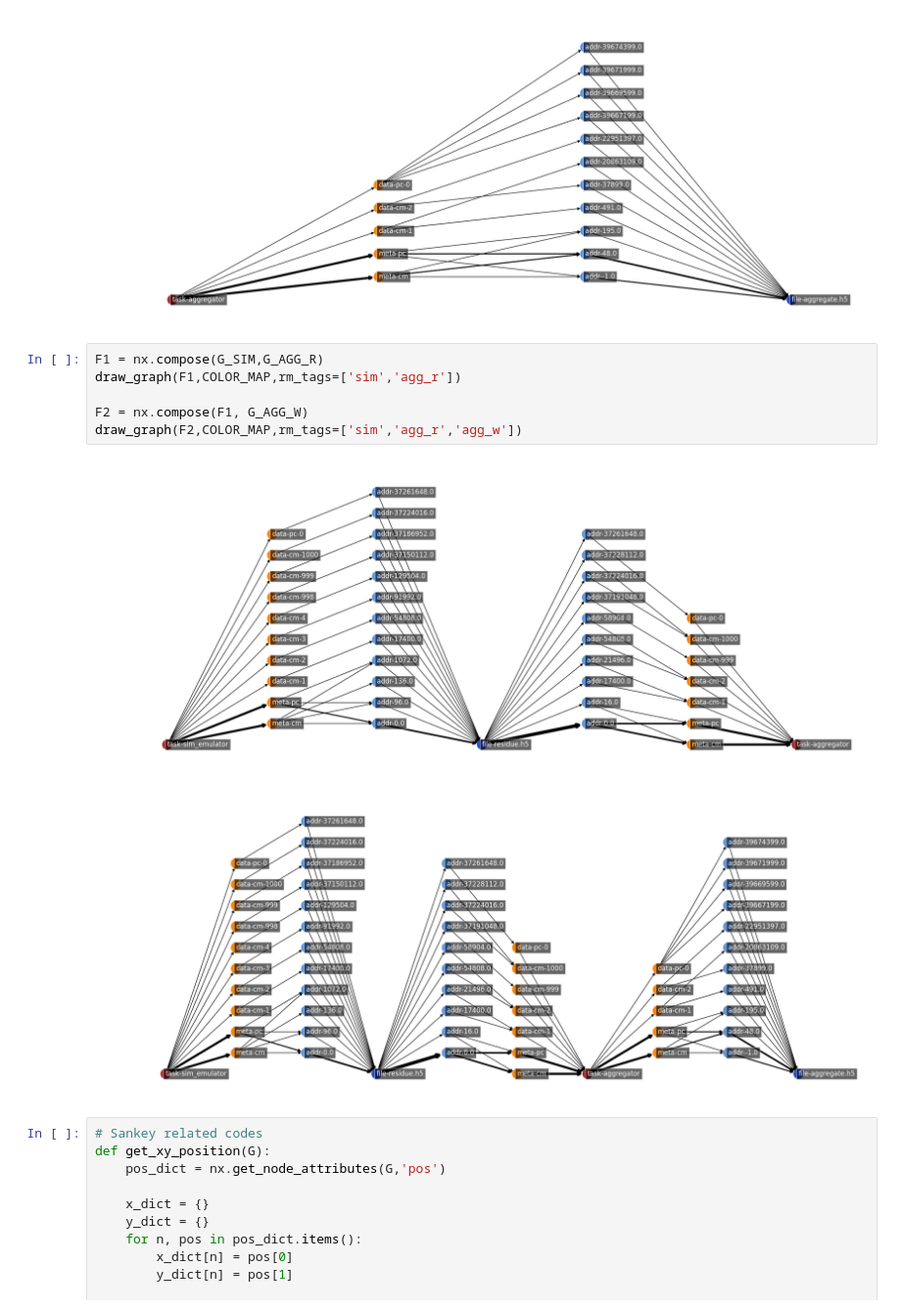
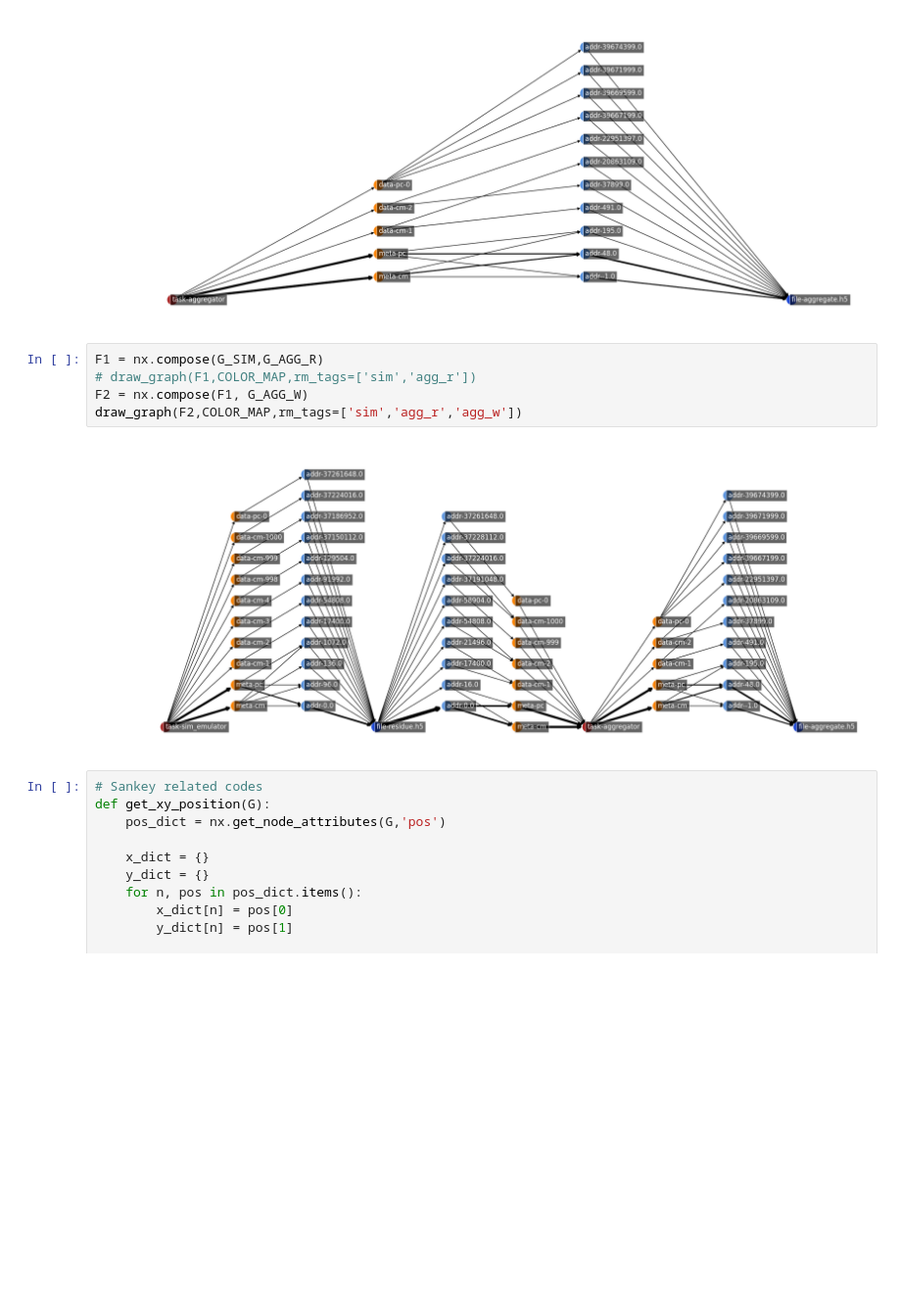
Before and after one commit to candiceT233/local-co-scheduling, a Jupyter notebook: analysis_scripts/detailed_VOLVFD_Graph_SimAgg.ipynb, the cells around one changed output. Shown at 98% size. Cells and saved outputs as stored; diff of their text form; blank space fills up the shorter version.

Commit message:
split detailed and grouped graph code and examples

```diff
--- a/analysis_scripts/detailed_VOLVFD_Graph_SimAgg.ipynb
+++ b/analysis_scripts/detailed_VOLVFD_Graph_SimAgg.ipynb
@@ -357,13 +356,11 @@ draw_graph(G_AGG_W,COLOR_MAP,rm_tags=['agg_w'])
 [figure]
 # %%
 F1 = nx.compose(G_SIM,G_AGG_R)
-draw_graph(F1,COLOR_MAP,rm_tags=['sim','agg_r'])
-
+# draw_graph(F1,COLOR_MAP,rm_tags=['sim','agg_r'])
 F2 = nx.compose(F1, G_AGG_W)
 draw_graph(F2,COLOR_MAP,rm_tags=['sim','agg_r','agg_w'])
 # %% [output]
-[figure, old version]
+[figure, new version]
-[figure, removed]
 # %%
 # Sankey related codes
 def get_xy_position(G):
```
Also changed, not shown: parts of 3 cells of this notebook, 14 other files.
